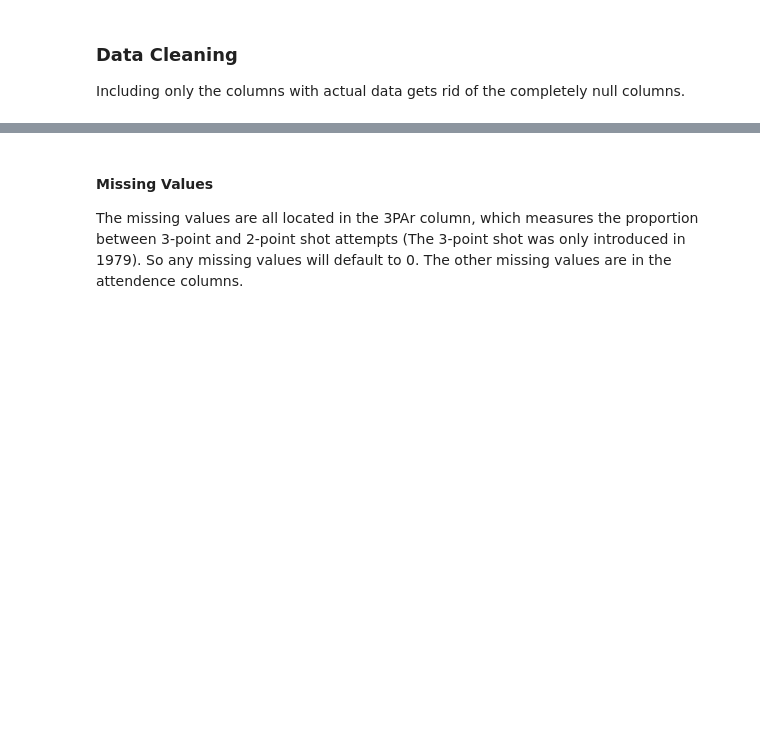
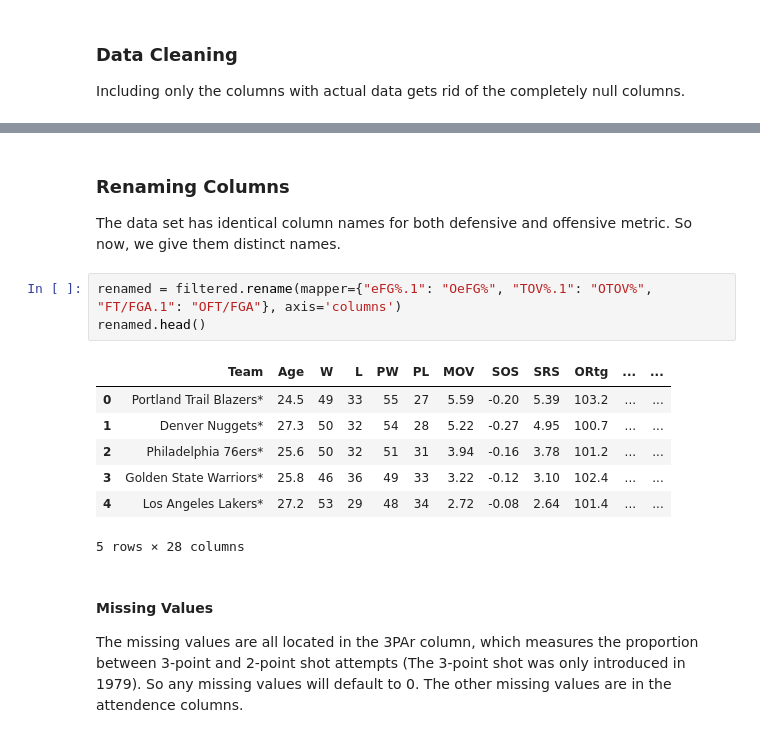
Before and after one commit to gargparthb/nba-data-analysis, a Jupyter notebook: notebooks/cleaning.ipynb, the cells around one changed output, grey strips where cells are left out. Drawn from its saved outputs; the diff is of its cells as text; blank space fills up the shorter version.

```diff
--- a/notebooks/cleaning.ipynb
+++ b/notebooks/cleaning.ipynb
@@ -35,3 +35,17 @@ filtered.head()
+# %% [markdown]
+### Renaming Columns
+The data set has identical column names for both defensive and offensive metric. So now, we give them distinct names.
+# %%
+renamed = filtered.rename(mapper={"eFG%.1": "OeFG%", "TOV%.1": "OTOV%", "FT/FGA.1": "OFT/FGA"}, axis='columns')
+renamed.head()
+# %% [output]
+|  | Team | Age | W | L | PW | PL | MOV | SOS | SRS | ORtg | ... | ... |
+| 0 | Portland Trail Blazers* | 24.5 | 49 | 33 | 55 | 27 | 5.59 | -0.20 | 5.39 | 103.2 | ... | ... |
+| 1 | Denver Nuggets* | 27.3 | 50 | 32 | 54 | 28 | 5.22 | -0.27 | 4.95 | 100.7 | ... | ... |
+| 2 | Philadelphia 76ers* | 25.6 | 50 | 32 | 51 | 31 | 3.94 | -0.16 | 3.78 | 101.2 | ... | ... |
+| 3 | Golden State Warriors* | 25.8 | 46 | 36 | 49 | 33 | 3.22 | -0.12 | 3.10 | 102.4 | ... | ... |
+| 4 | Los Angeles Lakers* | 27.2 | 53 | 29 | 48 | 34 | 2.72 | -0.08 | 2.64 | 101.4 | ... | ... |
+5 rows × 28 columns
 # %% [markdown]
 #### Missing Values
 The missing values are all located in the 3PAr column, which measures the proportion between 3-point and 2-point shot attempts (The 3-point shot was only introduced in 1979). So any missing values will default to 0. The other missing values are in the attendence columns.
```
Also changed, not shown: parts of 6 cells of this notebook, 2 other files.
